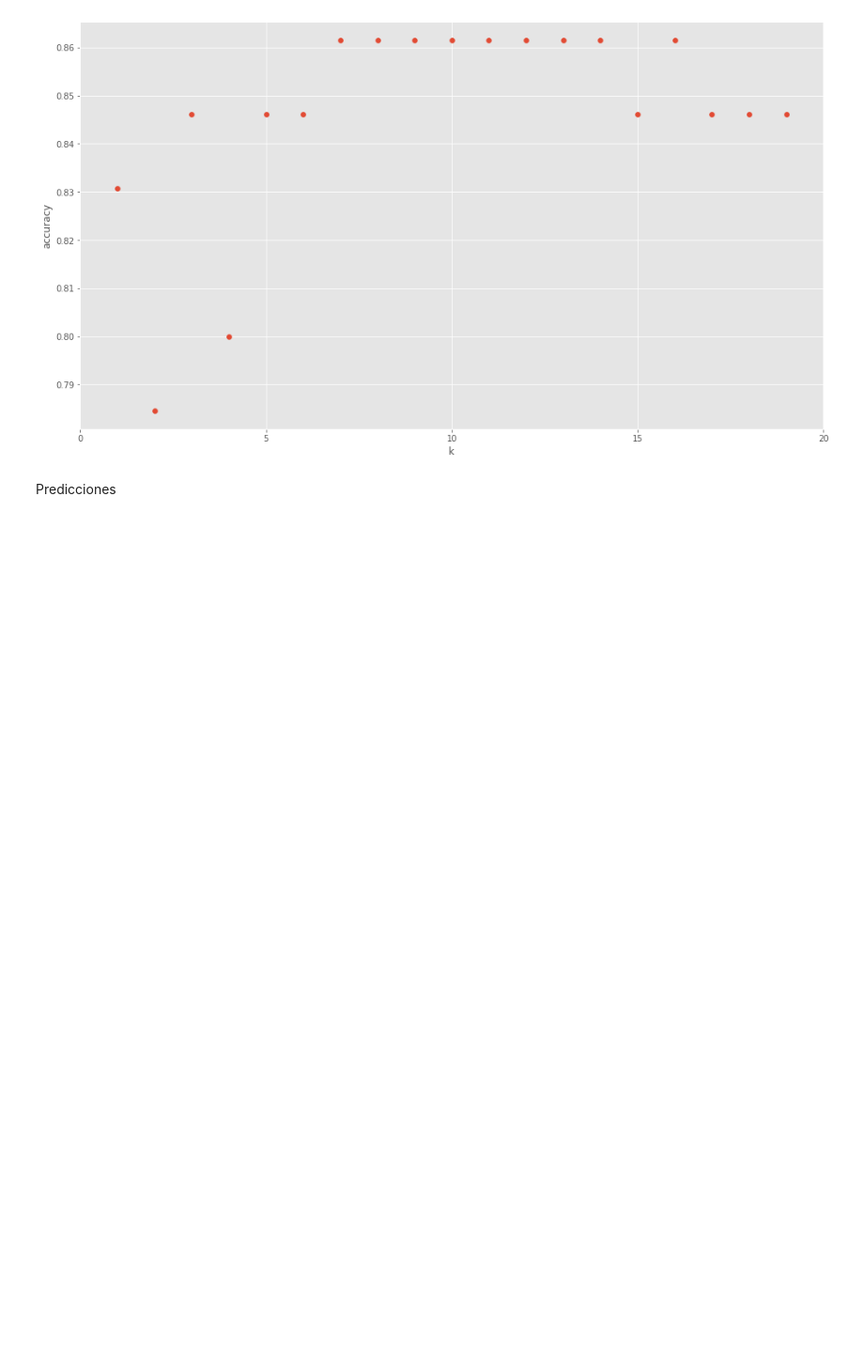
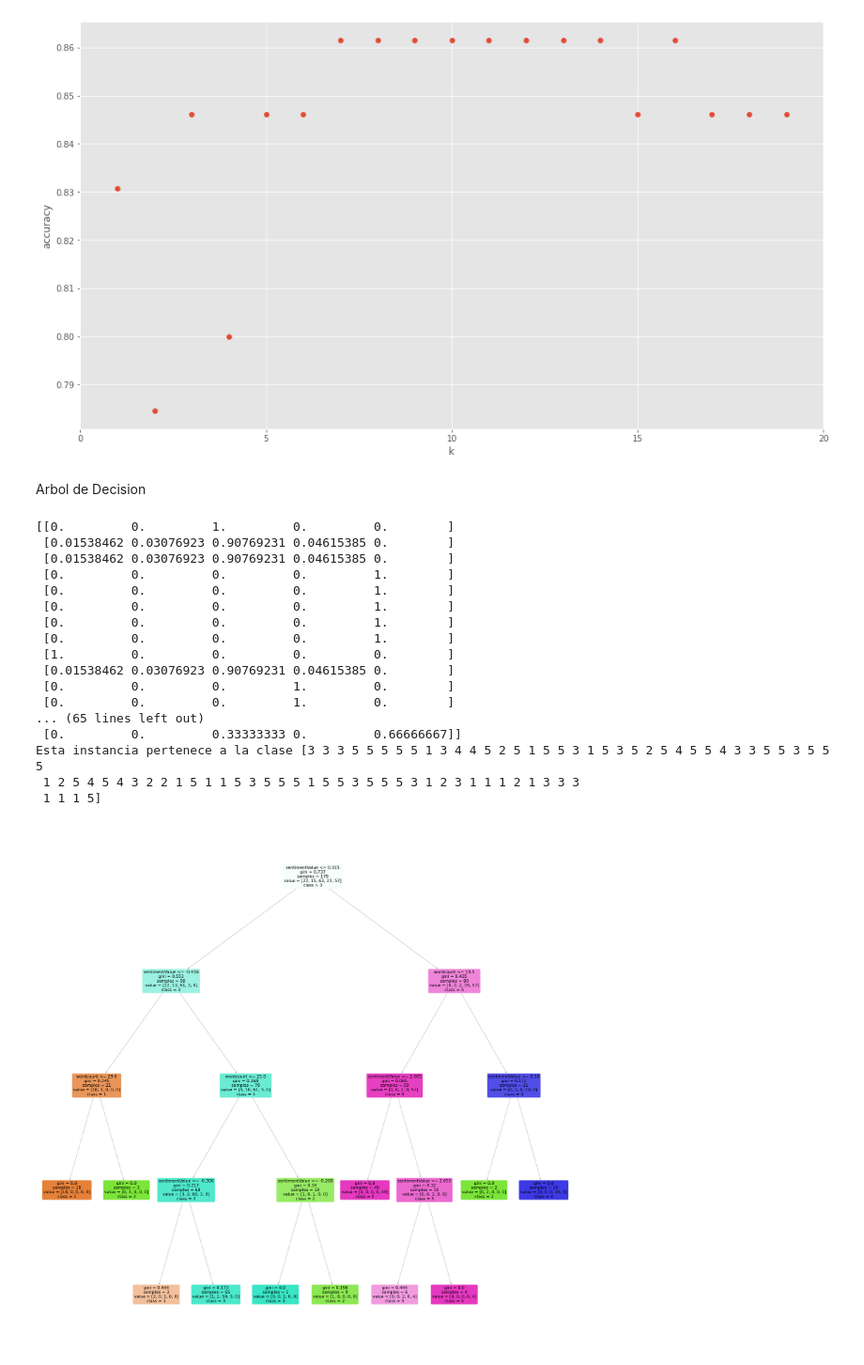
Before and after one commit to Paolo20224/Prueba, a Jupyter notebook: reviews_sentiment.ipynb, the cells around one changed output. Shown at 94% size. Cells and saved outputs as stored; diff of their text form; code cells hidden in the pictures; blank space fills up the shorter version.

```diff
--- a/reviews_sentiment.ipynb
+++ b/reviews_sentiment.ipynb
@@ -209,5 +212,5 @@ plt.xticks([0,5,10,15,20])
   <matplotlib.axis.XTick at 0x...>],
  <a list of 5 Text major ticklabel objects>)
 [figure]
-# %% [markdown]
-Predicciones
+# %% [markdown]
+Arbol de Decision
@@ -213,0 +223,42 @@ Predicciones
+# %%
+X=df2[['wordcount','sentimentValue']].values
+y=df2['Star Rating'].values
+
+X_train, X_test, y_train, y_test = train_test_split(X, y,test_size=0.3, random_state=123)
+
+tree_clf = DecisionTreeClassifier(max_depth=4)
+tree_clf.fit(X_train, y_train)
+# Visualizando árbol de decisión
+plt.figure(figsize=(50,50))
+tree.plot_tree(
+    tree_clf,
+    feature_names=['wordcount','sentimentValue'],
+    class_names=['1','2','3','4','5'],
+    rounded=True,
+    filled=True
+)
+# Nueva instancia
+# CALCULAMOS LAS Probabilidades por cada clase
+print(tree_clf.predict_proba(X_test))
+# Clase predicha
+pred=tree_clf.predict(X_test)
+print("Esta instancia pertenece a la clase",tree_clf.predict(X_test))
+# %% [output]
+[[0.         0.         1.         0.         0.        ]
+ [0.01538462 0.03076923 0.90769231 0.04615385 0.        ]
+ [0.01538462 0.03076923 0.90769231 0.04615385 0.        ]
+ [0.         0.         0.         0.         1.        ]
+ [0.         0.         0.         0.         1.        ]
+ [0.         0.         0.         0.         1.        ]
+ [0.         0.         0.         0.         1.        ]
+ [0.         0.         0.         0.         1.        ]
+ [1.         0.         0.         0.         0.        ]
+ [0.01538462 0.03076923 0.90769231 0.04615385 0.        ]
+ [0.         0.         0.         1.         0.        ]
+ [0.         0.         0.         1.         0.        ]
+... (65 lines left out)
+ [0.         0.         0.33333333 0.         0.66666667]]
+Esta instancia pertenece a la clase [3 3 3 5 5 5 5 5 1 3 4 4 5 2 5 1 5 5 3 1 5 3 5 2 5 4 5 5 4 3 3 5 5 3 5 5 5
+ 1 2 5 4 5 4 3 2 2 1 5 1 1 5 3 5 5 5 1 5 5 3 5 5 5 3 1 2 3 1 1 1 2 1 3 3 3
+ 1 1 1 5]
+[figure, added]
```
Also changed, not shown: parts of 2 cells of this notebook.
